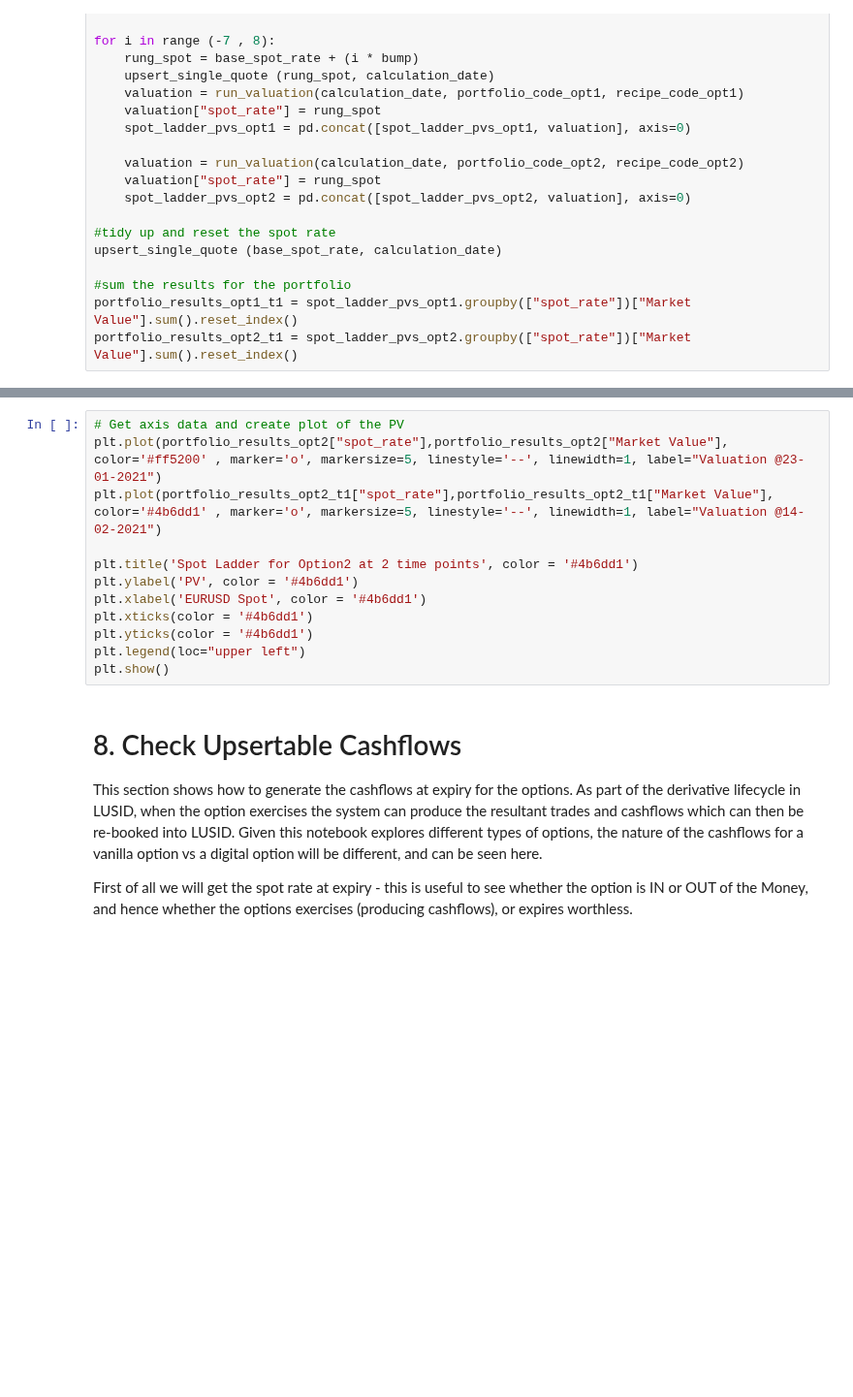
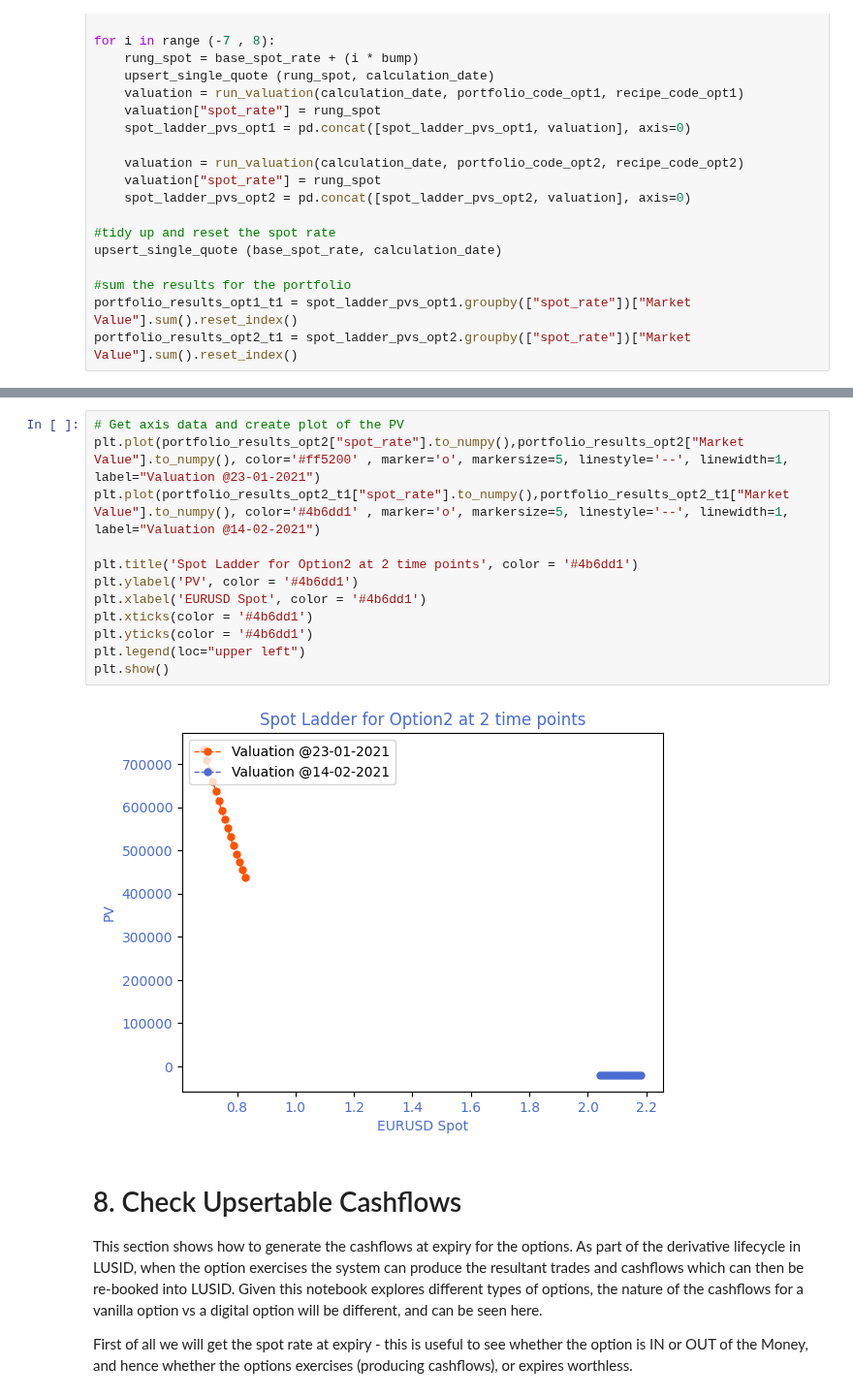
Before and after one commit to finbourne/sample-notebooks, a Jupyter notebook: examples/use-cases/instruments/FX Option - 2 Trade comparison worksheet.ipynb, the cells around one changed output, grey strips where cells are left out. Shown at 97% size. Cells and saved outputs as stored; diff of their text form; blank space fills up the shorter version.

```diff
--- a/examples/use-cases/instruments/FX Option - 2 Trade comparison worksheet.ipynb
+++ b/examples/use-cases/instruments/FX Option - 2 Trade comparison worksheet.ipynb
@@ -867,15 +929,17 @@ plt.show()
 # %%
 # Get axis data and create plot of the PV
-plt.plot(portfolio_results_opt2["spot_rate"],portfolio_results_opt2["Market Value"], color='#ff5200' , marker='o', markersize=5, linestyle='--', linewidth=1, label="Valuation @23-01-2021")
-plt.plot(portfolio_results_opt2_t1["spot_rate"],portfolio_results_opt2_t1["Market Value"], color='#4b6dd1' , marker='o', markersize=5, linestyle='--', linewidth=1, label="Valuation @14-02-2021")
+plt.plot(portfolio_results_opt2["spot_rate"].to_numpy(),portfolio_results_opt2["Market Value"].to_numpy(), color='#ff5200' , marker='o', markersize=5, linestyle='--', linewidth=1, label="Valuation @23-01-2021")
+plt.plot(portfolio_results_opt2_t1["spot_rate"].to_numpy(),portfolio_results_opt2_t1["Market Value"].to_numpy(), color='#4b6dd1' , marker='o', markersize=5, linestyle='--', linewidth=1, label="Valuation @14-02-2021")
 
 plt.title('Spot Ladder for Option2 at 2 time points', color = '#4b6dd1')
 plt.ylabel('PV', color = '#4b6dd1')
 plt.xlabel('EURUSD Spot', color = '#4b6dd1')
 plt.xticks(color = '#4b6dd1')
 plt.yticks(color = '#4b6dd1')
 plt.legend(loc="upper left")
 plt.show()
+# %% [output]
+[figure, added]
 # %% [markdown]
 # 8. Check Upsertable Cashflows
 
```
Also changed, not shown: parts of 25 cells of this notebook, 27 other files.
